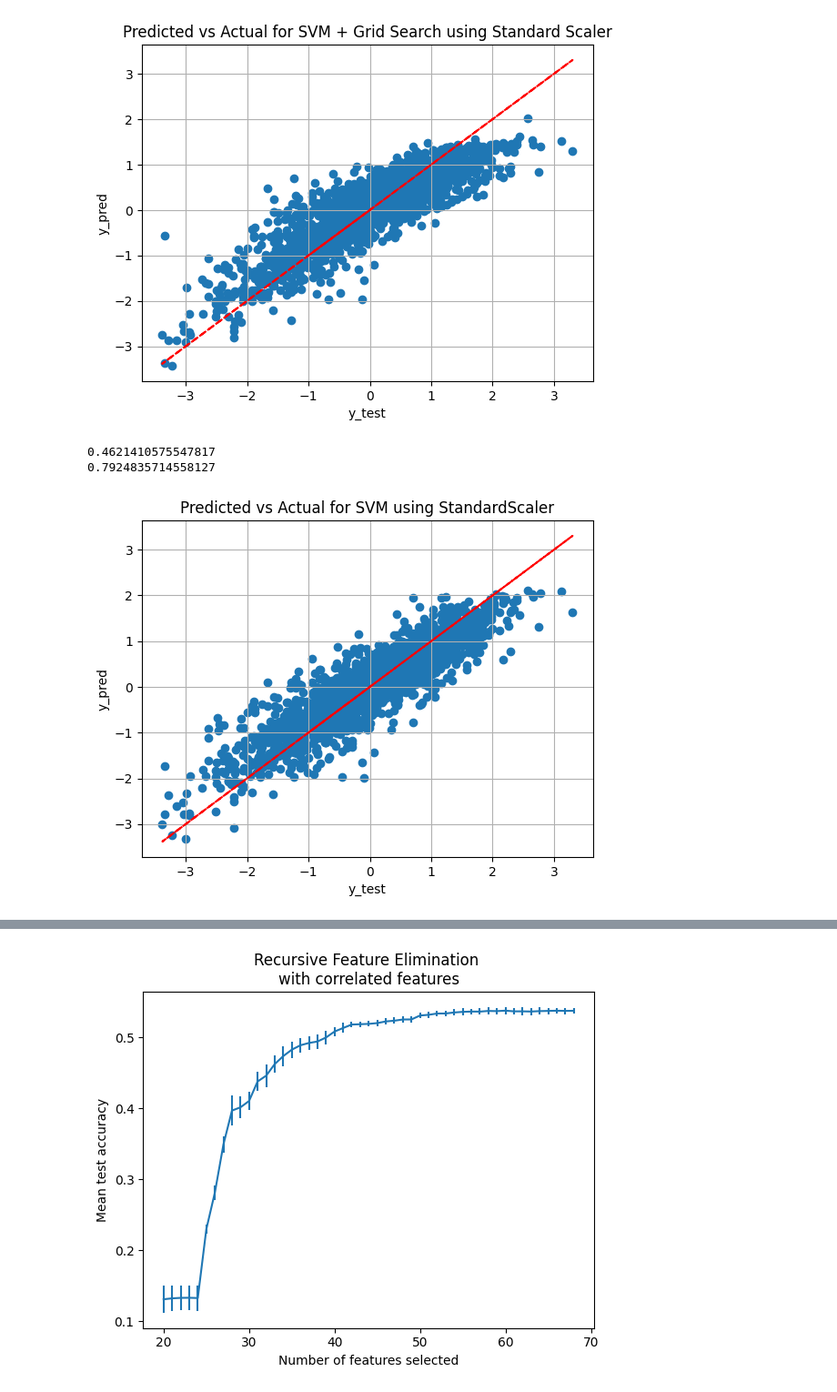
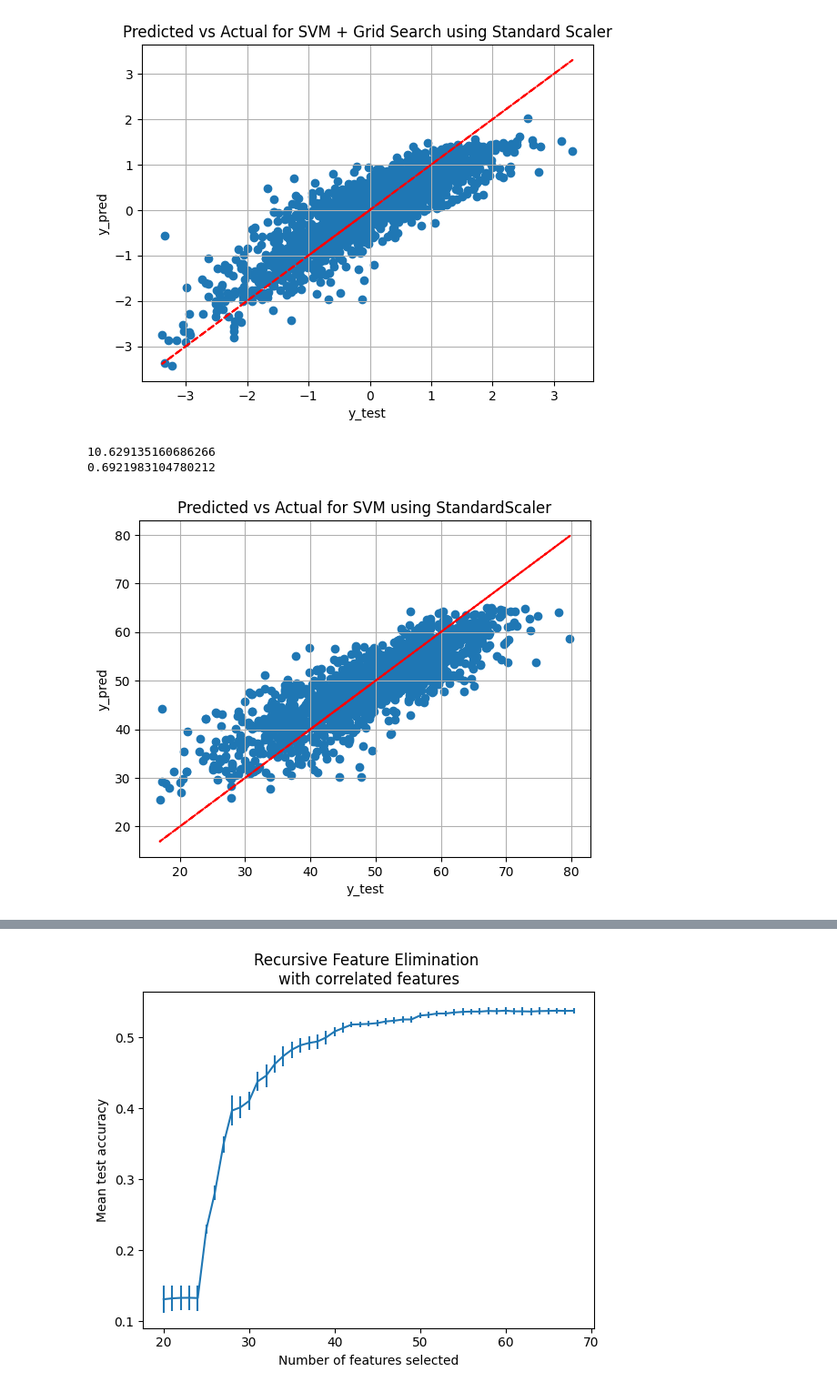
Before and after one commit to claudiosv/Computing-for-Food-Security, a Jupyter notebook: Project 3/ml-tests.ipynb, the cells around one changed output, grey strips where cells are left out. Shown at 91% size. Cells and saved outputs as stored; diff of their text form; code cells hidden in the pictures.

```diff
--- a/Project 3/ml-tests.ipynb
+++ b/Project 3/ml-tests.ipynb
@@ -149,16 +158,14 @@ y_testMM = scaleryMM.transform(y_test)
 # %%
 linearMM = LinearRegression()
 
-linearMM.fit(X_trainMM, y_trainMM)
+linearMM.fit(X_trainMM, y_trainNP)
 
 y_predMM = linearMM.predict(X_testMM)
 
-rmseMM = math.sqrt(mean_squared_error(y_testMM, y_predMM))
-rrmseMM = rmseMM / (0.5)
-r2MM = r2_score(y_testMM, y_predMM)
+rmseMM = relative_root_mean_squared_error(y_testNP, y_predMM)
+r2MM = r2_score(y_testNP, y_predMM)
 print(rmseMM)
-print(rrmseMM)
 print(r2MM)
 
-plot_predictions(y_testMM, y_predMM, "Linear Regression using MinMaxScaler")
+plot_predictions(y_testNP, y_predMM, "Linear Regression using MinMaxScaler")
 # %% [output]
@@ -181,13 +187,13 @@ regrRF = RandomForestRegressor()
 gsh = HalvingGridSearchCV(
     estimator=regrRF, param_grid=param_grid, cv=5
 )
-gsh.fit(X_trainST, y_trainST.ravel())
+gsh.fit(X_trainST, y_trainNP.ravel())
 
 y_predRFGS = gsh.predict(X_testST)
-rmseRFGS = math.sqrt(mean_squared_error(y_testST, y_predRFGS))
-r2RFGS = r2_score(y_testST, y_predRFGS)
+rmseRFGS = relative_root_mean_squared_error(y_testNP, y_predRFGS)
+r2RFGS = r2_score(y_testNP, y_predRFGS)
 print(rmseRFGS)
 print(r2RFGS)
 
-plot_predictions(y_testST, y_predRFGS, "Random Forest Regressor + Grid Search using Standard Scaler")
+plot_predictions(y_testNP, y_predRFGS, "Random Forest Regressor + Grid Search using Standard Scaler")
 # %% [output]
@@ -197,13 +203,13 @@ plot_predictions(y_testST, y_predRFGS, "Random Forest Regressor + Grid Search us
 # %%
 regrRF = RandomForestRegressor()
 
-regrRF.fit(X_trainST, y_trainST.ravel())
+regrRF.fit(X_trainST, y_trainNP.ravel())
 
 y_predRF = regrRF.predict(X_testST)
-rmseRF = math.sqrt(mean_squared_error(y_testST, y_predRF))
-r2RF = r2_score(y_testST, y_predRF)
+rmseRF = relative_root_mean_squared_error(y_testNP, y_predRF)
+r2RF = r2_score(y_testNP, y_predRF)
 print(rmseRF)
 print(r2RF)
 
-plot_predictions(y_testST, y_predRF, "Random Forest Regressor using Standard Scaler")
+plot_predictions(y_testNP, y_predRF, "Random Forest Regressor using Standard Scaler")
 # %% [output]
@@ -218,34 +224,34 @@ regrSVM = svm.SVR()
 gshSVM = HalvingGridSearchCV(
     estimator=regrSVM, param_grid=param_grid, cv=5
 )
-gshSVM.fit(X_trainST, y_trainST.ravel())
+gshSVM.fit(X_trainST, y_trainNP.ravel())
 
 y_predSVMGS = gshSVM.predict(X_testST)
-rmseSVMGS = math.sqrt(mean_squared_error(y_testST, y_predSVMGS))
-r2SVMGS = r2_score(y_testST, y_predSVMGS)
+rmseSVMGS = relative_root_mean_squared_error(y_testNP, y_predSVMGS)
+r2SVMGS = r2_score(y_testNP, y_predSVMGS)
 print(rmseSVMGS)
 print(r2SVMGS)
 
-plot_predictions(y_testST, y_predSVMGS, "SVM + Grid Search using Standard Scaler")
+plot_predictions(y_testNP, y_predSVMGS, "SVM + Grid Search using Standard Scaler")
 # %% [output]
 0.5002613563830692
 0.7568371139463831
 [figure]
 # %%
 regrSVM = svm.SVR()
-regrSVM.fit(X_trainST, y_trainST.ravel())
+regrSVM.fit(X_trainST, y_trainNP.ravel())
 
 y_predSVM = regrSVM.predict(X_testST)
 
-rmseSVM = math.sqrt(mean_squared_error(y_testST, y_predSVM))
+rmseSVM = relative_root_mean_squared_error(y_testNP, y_predSVM)
 print(rmseSVM)
-r2SVM = r2_score(y_testST, y_predSVM)
+r2SVM = r2_score(y_testNP, y_predSVM)
 print(r2SVM)
 
-plot_predictions(y_testST, y_predSVM, "SVM using StandardScaler")
+plot_predictions(y_testNP, y_predSVM, "SVM using StandardScaler")
 # %% [output]
-0.4621410575547817
-0.7924835714558127
+10.629135160686266
+0.6921983104780212
-[figure, old version]
+[figure, new version]
 # %%
 regrKNN = neighbors.KNeighborsRegressor(5, weights="uniform")
```
Also changed, not shown: parts of 22 cells of this notebook, 2 other files.
